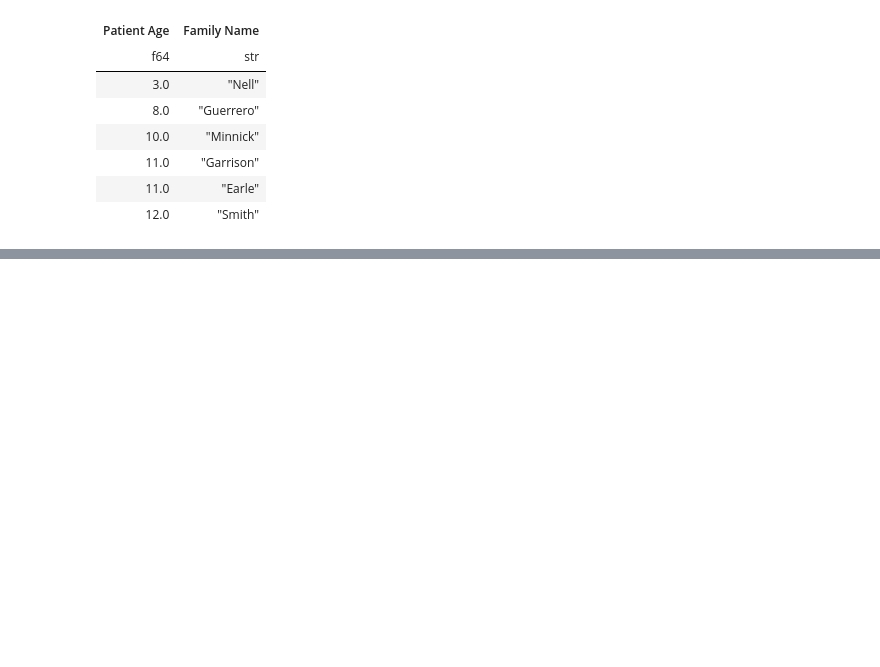
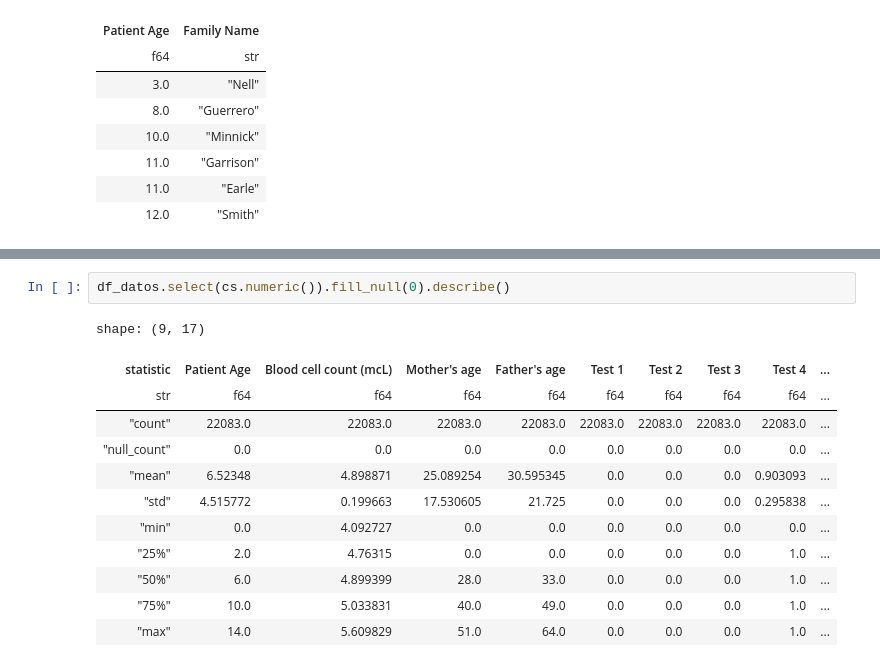
Before and after one commit to JacquelineAldridge/data-visualization-notebooks, a Jupyter notebook: notebooks/4-nulls_and_sorting.ipynb, the cells around one changed output, grey strips where cells are left out. Saved outputs shown, nothing was run; the diff lists cells and outputs as text; blank space fills up the shorter version.

```diff
--- a/notebooks/4-nulls_and_sorting.ipynb
+++ b/notebooks/4-nulls_and_sorting.ipynb
@@ -258,0 +405,15 @@ shape: (6, 2)
+# %%
+df_datos.select(cs.numeric()).fill_null(0).describe()
+# %% [output]
+shape: (9, 17)
+| statistic | Patient Age | Blood cell count (mcL) | Mother's age | Father's age | Test 1 | Test 2 | Test 3 | Test 4 | ... |
+| str | f64 | f64 | f64 | f64 | f64 | f64 | f64 | f64 | ... |
+| "count" | 22083.0 | 22083.0 | 22083.0 | 22083.0 | 22083.0 | 22083.0 | 22083.0 | 22083.0 | ... |
+| "null_count" | 0.0 | 0.0 | 0.0 | 0.0 | 0.0 | 0.0 | 0.0 | 0.0 | ... |
+| "mean" | 6.52348 | 4.898871 | 25.089254 | 30.595345 | 0.0 | 0.0 | 0.0 | 0.903093 | ... |
+| "std" | 4.515772 | 0.199663 | 17.530605 | 21.725 | 0.0 | 0.0 | 0.0 | 0.295838 | ... |
+| "min" | 0.0 | 4.092727 | 0.0 | 0.0 | 0.0 | 0.0 | 0.0 | 0.0 | ... |
+| "25%" | 2.0 | 4.76315 | 0.0 | 0.0 | 0.0 | 0.0 | 0.0 | 1.0 | ... |
+| "50%" | 6.0 | 4.899399 | 28.0 | 33.0 | 0.0 | 0.0 | 0.0 | 1.0 | ... |
+| "75%" | 10.0 | 5.033831 | 40.0 | 49.0 | 0.0 | 0.0 | 0.0 | 1.0 | ... |
+| "max" | 14.0 | 5.609829 | 51.0 | 64.0 | 0.0 | 0.0 | 0.0 | 1.0 | ... |
```
Also changed, not shown: parts of 24 cells of this notebook.
